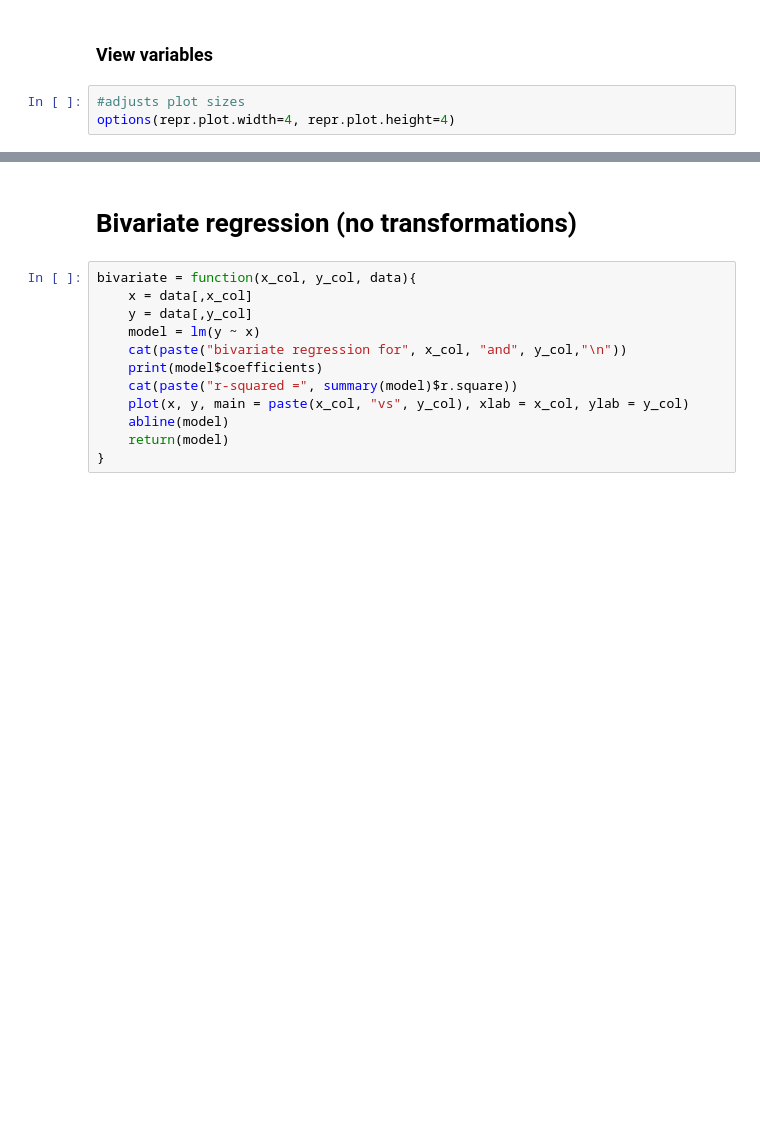
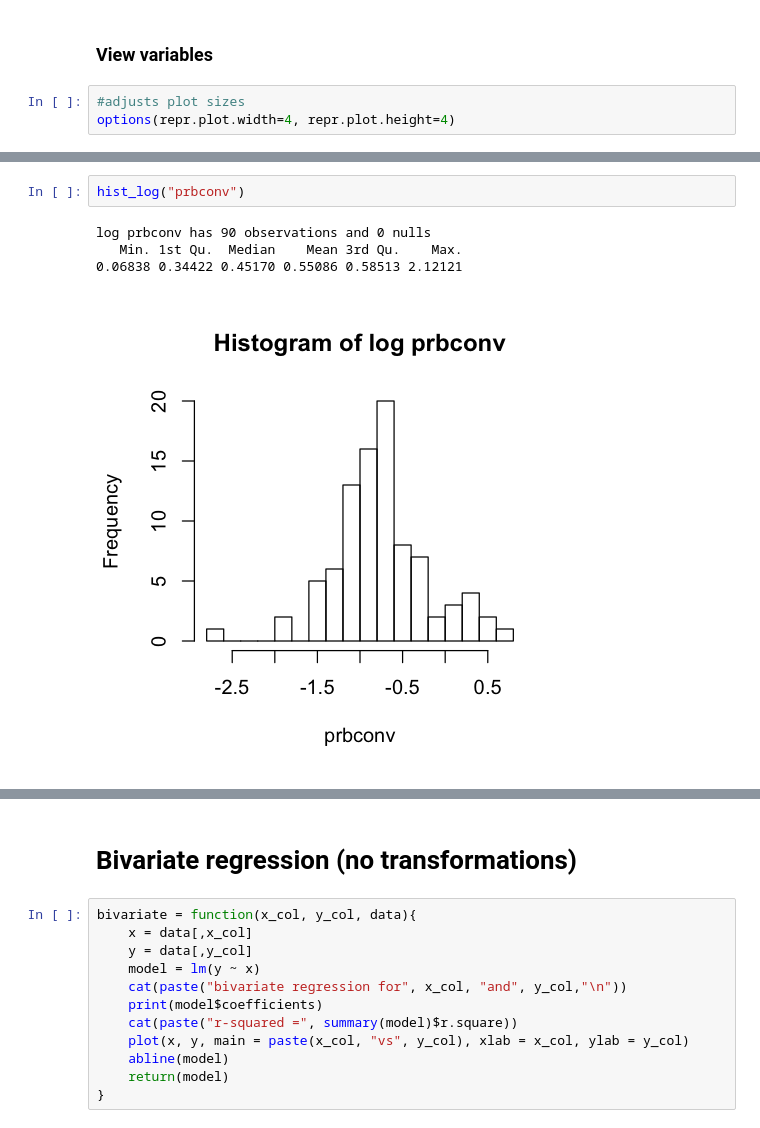
Before and after one commit to ramirocadavid/w203-Lab3, a Jupyter notebook: lab3_eda_katie.ipynb, the cells around one changed output, grey strips where cells are left out. Drawn from its saved outputs; the diff is of its cells as text; blank space fills up the shorter version.

```diff
--- a/lab3_eda_katie.ipynb
+++ b/lab3_eda_katie.ipynb
@@ -201,0 +222,7 @@ prbpris has 90 observations and 0 nulls
+# %%
+hist_log("prbconv")
+# %% [output]
+log prbconv has 90 observations and 0 nulls
+   Min. 1st Qu.  Median    Mean 3rd Qu.    Max.
+0.06838 0.34422 0.45170 0.55086 0.58513 2.12121
+[figure, added]
```
Also changed, not shown: parts of 43 cells of this notebook.
